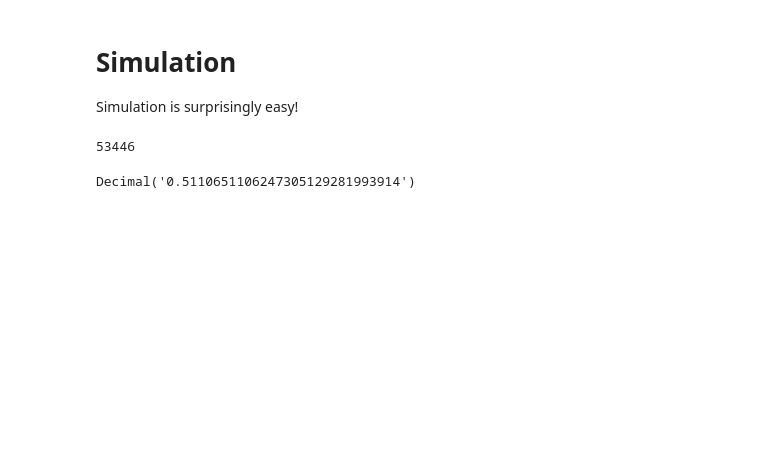
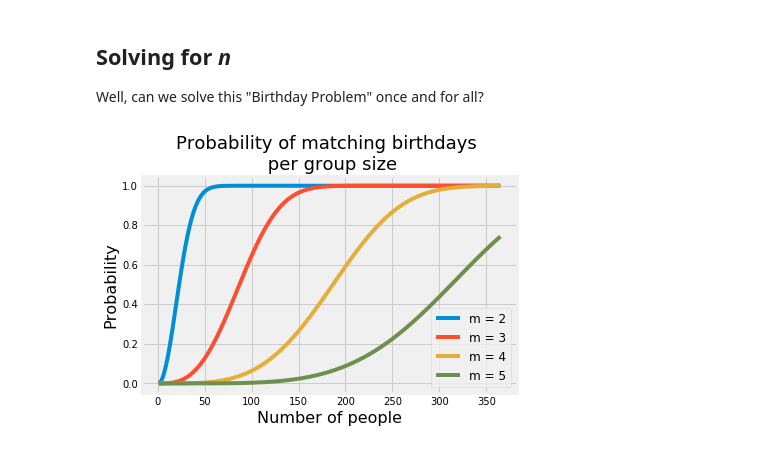
Before and after one commit to DoganCK/538_Riddler, a Jupyter notebook: Oct_4_19-Classic.ipynb, the cells around one changed output. Cells and saved outputs as stored; diff of their text form; code cells hidden in the pictures; blank space fills up the shorter version.

Commit message:
solved for n

```diff
--- a/Oct_4_19-Classic.ipynb
+++ b/Oct_4_19-Classic.ipynb
@@ -97,17 +59,0 @@ plt.show()
-# %%
-def m_birthdays_exp(n,m):
-    return binom(n,m)/365**(m-1)
-
-ns = np.linspace(21,120,100)
-y = two_birthdays_exp(ns)
-m = 2
-plt.plot(ns, m_birthdays_exp(ns,m),label=f'm = {m}')
-m = 3
-plt.plot(ns, m_birthdays_exp(ns,m),label=f'm = {m}')
-plt.ylim([0,2])
-plt.ylabel('Expected Value')
-plt.xlabel('Number of people')
-plt.legend()
-plt.show()
-
-print(m_birthdays_exp(23,2))
@@ -123,17 +60,4 @@ for y in np.arange(2,15):
-# %% [markdown]
-# Simulation
-Simulation is surprisingly easy!
-# %%
-c = 0
-for i in range(100000):
-    a=np.random.choice(365,88)
-    if np.unique(a,return_counts=True)[1].max() >= 3:
-        c += 1
-
-c
-# %% [output]
-53446
-# %%
-three(88)
-# %% [output]
-Decimal('0.5110651106247305129281993914')
+# %% [markdown]
+## Solving for *n*
+
+Well, can we solve this "Birthday Problem" once and for all?
@@ -139,0 +117,21 @@ Decimal('0.5110651106247305129281993914')
+# %%
+# As m gets larger it takes a significant
+# amount of time to compute probabilities.
+# So I calculated them elsewhere using
+# multiprocessing and dumped into a file.
+with open('pr.pkl', 'rb') as f:
+    probs = pickle.load(f)
+fig, ax = plt.subplots()
+
+x = [i+1 for i in range(365)]
+
+for m,v in probs.items():
+    plt.plot(x, v,label=f'm = {m}')
+
+plt.ylabel('Probability', fontsize=16)
+plt.xlabel('Number of people',fontsize=16)
+plt.title('Probability of matching birthdays \n per group size',fontsize=18)
+ax.legend(fontsize = 12)
+plt.show()
+# %% [output]
+[figure, added]
```
Also changed, not shown: parts of 13 cells of this notebook.
